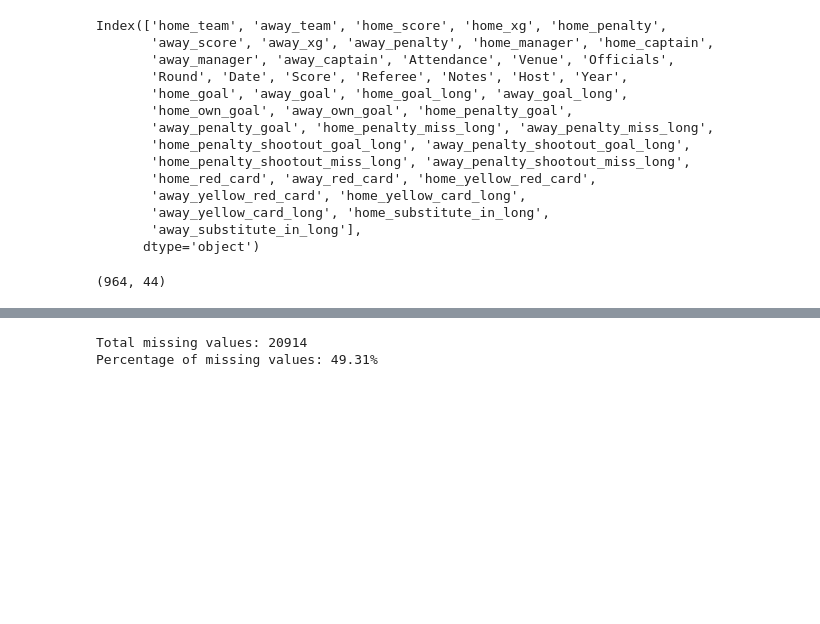
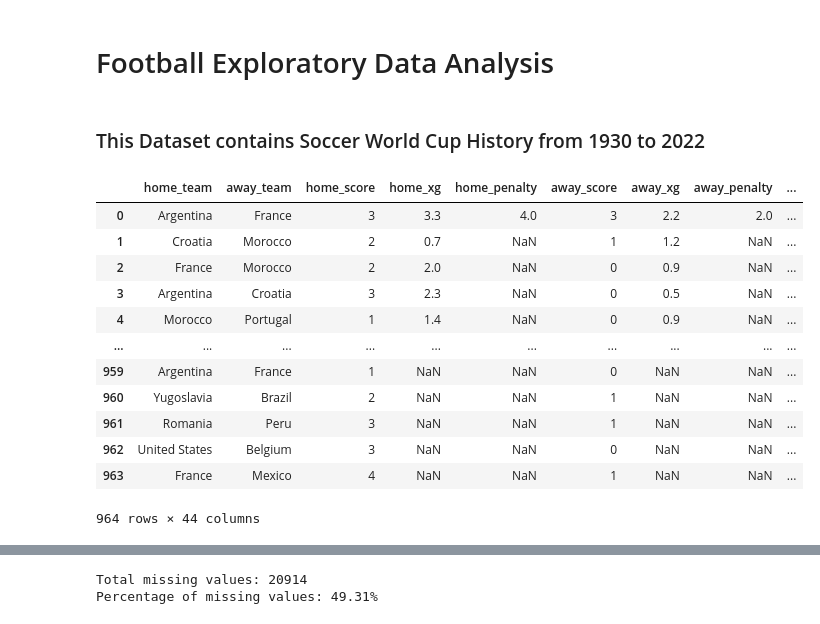
Before and after one commit to olayinkajohnsonige/Football_Analysis, a Jupyter notebook: cleaning_code.ipynb, the cells around one changed output, grey strips where cells are left out. Saved outputs shown, nothing was run; the diff lists cells and outputs as text; code cells hidden in the pictures; blank space fills up the shorter version.

Commit message:
Cleaned up the code,made it smarter and easier to read

```diff
--- a/Match_Analysis.ipynb
+++ b/cleaning_code.ipynb
@@ -1,28 +1,29 @@
+# %% [markdown]
+# Football Exploratory Data Analysis
 # %%
 import pandas as pd
 import numpy as np
 import matplotlib.pyplot as plt
 
 pd.set_option('mode.chained_assignment', None)
+# %% [markdown]
+### This Dataset contains Soccer World Cup History from 1930 to 2022
 # %%
-matches=pd.read_csv('matches_1930_2022.csv')
-matches.head()
-print(matches.columns)
-matches.shape
+#Reading the data and storing it in a variable
+df=pd.read_csv('matches_1930_2022.csv')
+df
 # %% [output]
+|  | home_team | away_team | home_score | home_xg | home_penalty | away_score | away_xg | away_penalty | ... |
+| 0 | Argentina | France | 3 | 3.3 | 4.0 | 3 | 2.2 | 2.0 | ... |
+| 1 | Croatia | Morocco | 2 | 0.7 | NaN | 1 | 1.2 | NaN | ... |
+| 2 | France | Morocco | 2 | 2.0 | NaN | 0 | 0.9 | NaN | ... |
+| 3 | Argentina | Croatia | 3 | 2.3 | NaN | 0 | 0.5 | NaN | ... |
+| 4 | Morocco | Portugal | 1 | 1.4 | NaN | 0 | 0.9 | NaN | ... |
+| ... | ... | ... | ... | ... | ... | ... | ... | ... | ... |
+| 959 | Argentina | France | 1 | NaN | NaN | 0 | NaN | NaN | ... |
+| 960 | Yugoslavia | Brazil | 2 | NaN | NaN | 1 | NaN | NaN | ... |
+| 961 | Romania | Peru | 3 | NaN | NaN | 1 | NaN | NaN | ... |
+| 962 | United States | Belgium | 3 | NaN | NaN | 0 | NaN | NaN | ... |
+| 963 | France | Mexico | 4 | NaN | NaN | 1 | NaN | NaN | ... |
-Index(['home_team', 'away_team', 'home_score', 'home_xg', 'home_penalty',
-       'away_score', 'away_xg', 'away_penalty', 'home_manager', 'home_captain',
-       'away_manager', 'away_captain', 'Attendance', 'Venue', 'Officials',
-       'Round', 'Date', 'Score', 'Referee', 'Notes', 'Host', 'Year',
-       'home_goal', 'away_goal', 'home_goal_long', 'away_goal_long',
-       'home_own_goal', 'away_own_goal', 'home_penalty_goal',
-       'away_penalty_goal', 'home_penalty_miss_long', 'away_penalty_miss_long',
-       'home_penalty_shootout_goal_long', 'away_penalty_shootout_goal_long',
-       'home_penalty_shootout_miss_long', 'away_penalty_shootout_miss_long',
-       'home_red_card', 'away_red_card', 'home_yellow_red_card',
-       'away_yellow_red_card', 'home_yellow_card_long',
-       'away_yellow_card_long', 'home_substitute_in_long',
-       'away_substitute_in_long'],
-      dtype='object')
+964 rows × 44 columns
-(964, 44)
 # %%
```
Also changed, not shown: parts of 32 cells of this notebook, 1 other file.
